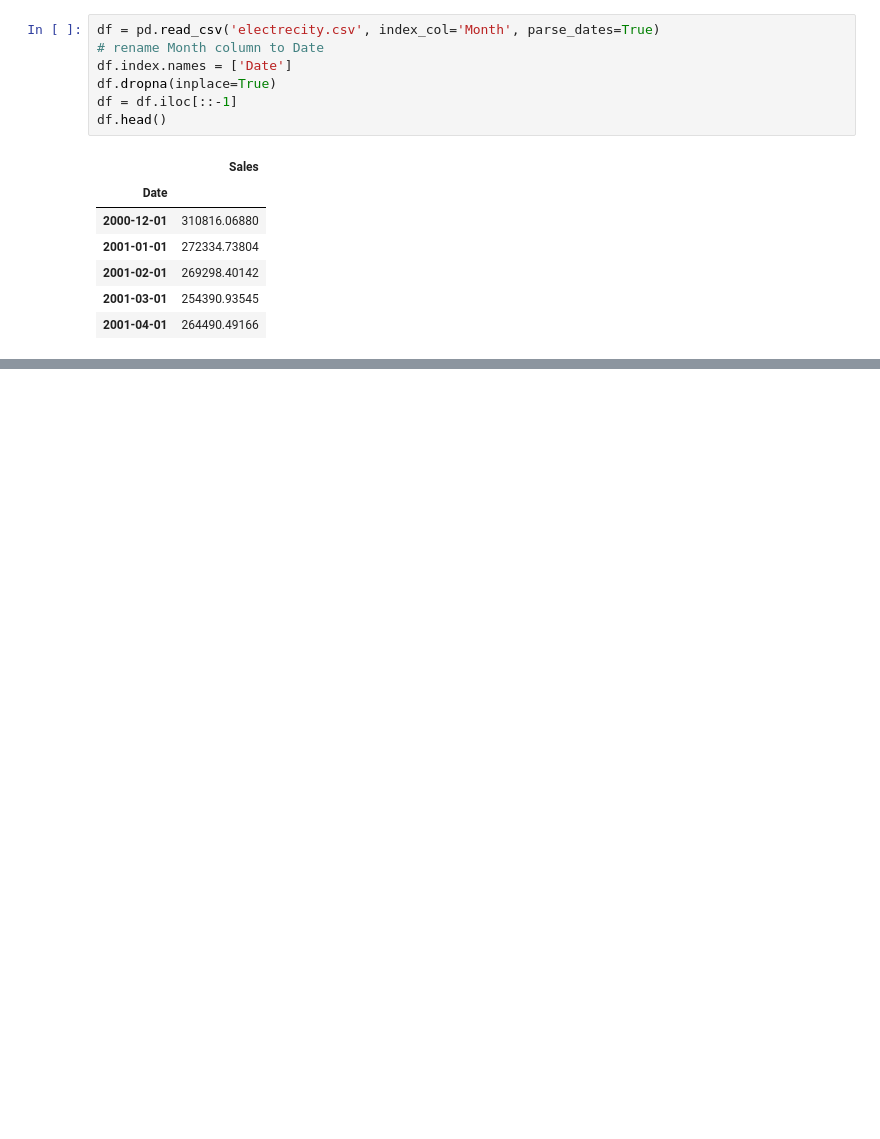
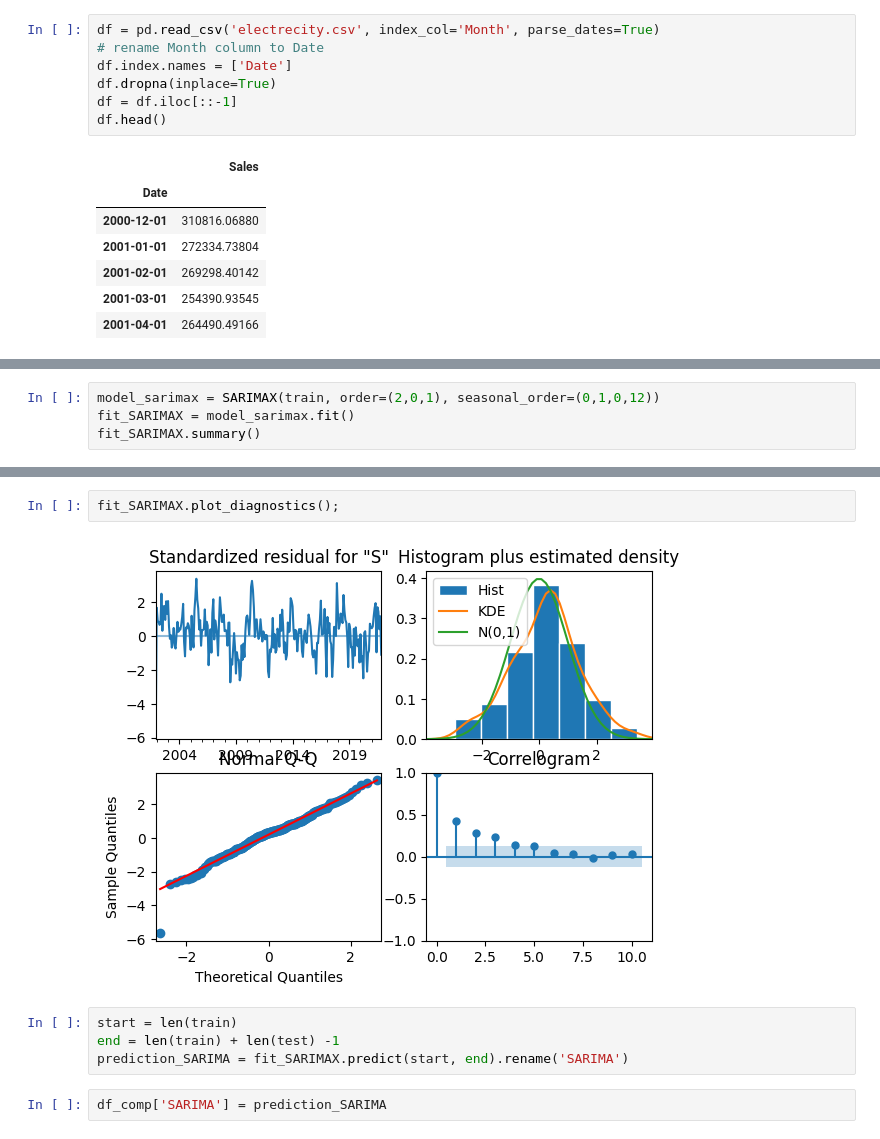
Before and after one commit to IgnacyBerent/time_series_analysis_course, a Jupyter notebook: labs/lab_7/comparison.ipynb, the cells around one changed output, grey strips where cells are left out. Saved outputs shown, nothing was run; the diff lists cells and outputs as text; blank space fills up the shorter version.

```diff
--- a/labs/lab_7/comparison.ipynb
+++ b/labs/lab_7/comparison.ipynb
@@ -26,0 +103,4 @@ df.head()
+# %%
+model_sarimax = SARIMAX(train, order=(2,0,1), seasonal_order=(0,1,0,12))
+fit_SARIMAX = model_sarimax.fit()
+fit_SARIMAX.summary()
@@ -26,0 +128,10 @@ df.head()
+# %%
+fit_SARIMAX.plot_diagnostics();
+# %% [output]
+[figure, added]
+# %%
+start = len(train)
+end = len(train) + len(test) -1
+prediction_SARIMA = fit_SARIMAX.predict(start, end).rename('SARIMA')
+# %%
+df_comp['SARIMA'] = prediction_SARIMA
```
Also changed, not shown: parts of 16 cells of this notebook.
